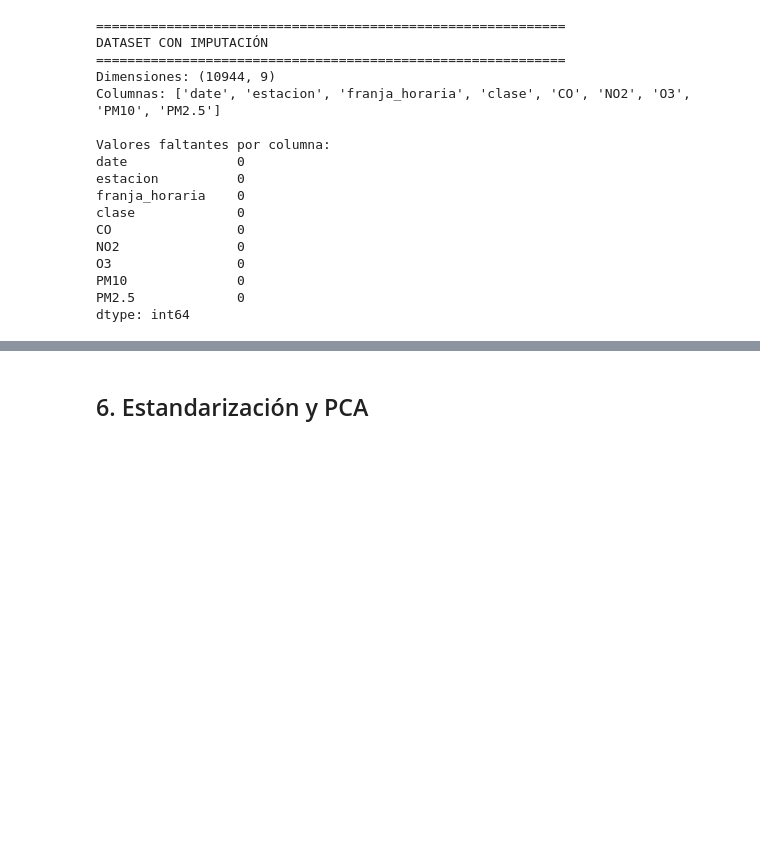
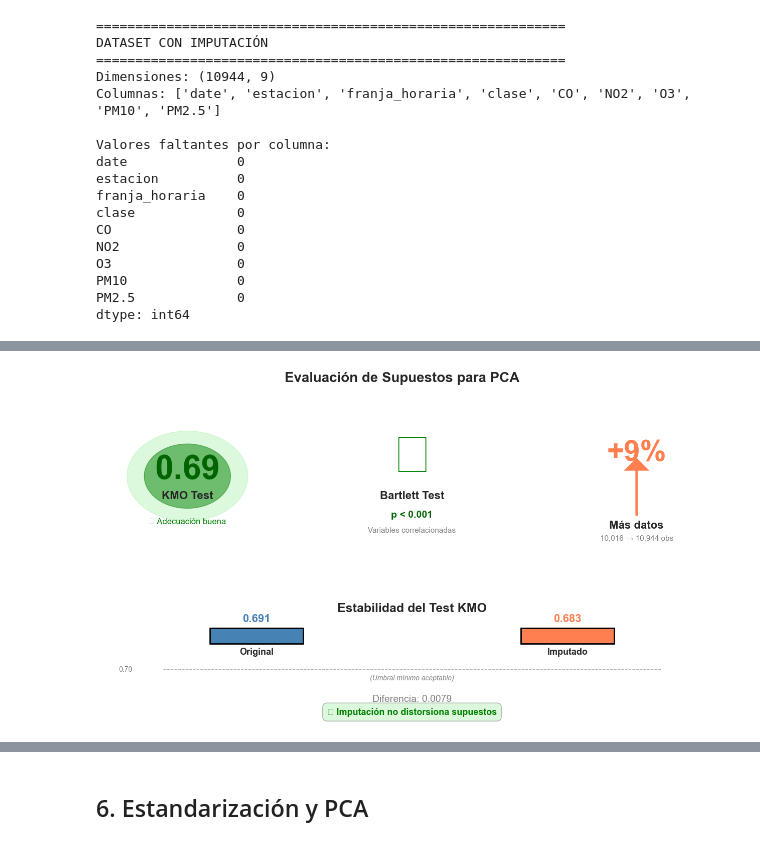
Before and after one commit to anareyes06/Reto-multivariados-equipo-3, a Jupyter notebook: codigos/05_comparacion_PCA.ipynb, the cells around one changed output, grey strips where cells are left out. Drawn from its saved outputs; the diff is of its cells as text; code cells hidden in the pictures; blank space fills up the shorter version.

```diff
--- a/codigos/05_comparacion_PCA.ipynb
+++ b/codigos/05_comparacion_PCA.ipynb
@@ -208,0 +230,100 @@ PM2.5           0.6766          0.6800          +0.0034
+# %%
+fig = plt.figure(figsize=(16, 8))
+gs = fig.add_gridspec(2, 3, hspace=0.4, wspace=0.3)
+
+aumento_datos = ((len(df_pca_imputado) - len(df_pca_original)) / len(df_pca_original)) * 100
+
+ax1 = fig.add_subplot(gs[0, 0])
+ax1.axis('off')
+
+circle1 = plt.Circle((0.5, 0.5), 0.35, color='lightgreen', alpha=0.3)
+circle2 = plt.Circle((0.5, 0.5), 0.25, color='green', alpha=0.5)
+ax1.add_patch(circle1)
+ax1.add_patch(circle2)
+
+ax1.text(0.5, 0.55, f'{kmo_model_orig:.2f}',
+         ha='center', va='center', fontsize=48, fontweight='bold', color='darkgreen')
+ax1.text(0.5, 0.35, 'KMO Test',
+         ha='center', va='center', fontsize=16, fontweight='bold')
+ax1.text(0.5, 0.15, 'Adecuación buena',
+         ha='center', va='center', fontsize=12, color='green')
+ax1.set_xlim(0, 1)
+ax1.set_ylim(0, 1)
+
+ax2 = fig.add_subplot(gs[0, 1])
+ax2.axis('off')
+
+ax2.text(0.5, 0.65, 'OK',
+         ha='center', va='center', fontsize=80, fontweight='bold', color='green')
+ax2.text(0.5, 0.35, 'Bartlett Test',
+         ha='center', va='center', fontsize=16, fontweight='bold')
+ax2.text(0.5, 0.2, f'p < 0.001',
+         ha='center', va='center', fontsize=14, fontweight='bold', color='darkgreen')
+ax2.text(0.5, 0.08, 'Variables correlacionadas',
+         ha='center', va='center', fontsize=11, color='gray')
+ax2.set_xlim(0, 1)
+ax2.set_ylim(0, 1)
+
+ax3 = fig.add_subplot(gs[0, 2])
+ax3.axis('off')
+
+ax3.arrow(0.5, 0.2, 0, 0.35, head_width=0.12, head_length=0.08,
+          fc='coral', ec='coral', linewidth=3)
+ax3.text(0.5, 0.68, f'+{aumento_datos:.0f}%',
+         ha='center', va='center', fontsize=42, fontweight='bold', color='coral')
+ax3.text(0.5, 0.12, 'Más datos',
+         ha='center', va='center', fontsize=16, fontweight='bold')
+ax3.text(0.5, 0.02, f'{len(df_pca_original):,} → {len(df_pca_imputado):,} obs',
+         ha='center', va='center', fontsize=11, color='gray')
+ax3.set_xlim(0, 1)
+ax3.set_ylim(0, 1)
+
+ax4 = fig.add_subplot(gs[1, :])
+ax4.set_xlim(0, 1)
+ax4.set_ylim(0, 1)
+ax4.axis('off')
+
+y_pos = 0.6
+ax4.text(0.5, 0.85, 'Estabilidad del Test KMO',
+         ha='center', fontsize=18, fontweight='bold')
+
+bar_width = 0.15
+bar_height = 0.12
+
+rect1 = plt.Rectangle((0.25 - bar_width/2, y_pos), bar_width, bar_height,
+                       facecolor='steelblue', edgecolor='black', linewidth=2)
+ax4.add_patch(rect1)
+ax4.text(0.25, y_pos + bar_height + 0.05, f'{kmo_model_orig:.3f}',
+         ha='center', fontsize=16, fontweight='bold', color='steelblue')
+ax4.text(0.25, y_pos - 0.08, 'Original',
+         ha='center', fontsize=13, fontweight='bold')
+
+rect2 = plt.Rectangle((0.75 - bar_width/2, y_pos), bar_width, bar_height,
+                       facecolor='coral', edgecolor='black', linewidth=2)
+ax4.add_patch(rect2)
+ax4.text(0.75, y_pos + bar_height + 0.05, f'{kmo_model_imp:.3f}',
+         ha='center', fontsize=16, fontweight='bold', color='coral')
+ax4.text(0.75, y_pos - 0.08, 'Imputado',
+         ha='center', fontsize=13, fontweight='bold')
+
+ax4.plot([0.1, 0.9], [0.4, 0.4], 'k--', linewidth=1, alpha=0.3)
+ax4.text(0.05, 0.4, '0.70', ha='right', va='center', fontsize=10, color='gray')
+ax4.text(0.5, 0.32, '(Umbral mínimo aceptable)',
+         ha='center', fontsize=10, color='gray', style='italic')
+
+diff = abs(kmo_model_imp - kmo_model_orig)
+ax4.text(0.5, 0.15, f'Diferencia: {diff:.4f}',
+         ha='center', fontsize=14, color='gray')
+ax4.text(0.5, 0.05, 'Imputación no distorsiona supuestos',
+         ha='center', fontsize=13, fontweight='bold', color='green',
+         bbox=dict(boxstyle='round,pad=0.5', facecolor='lightgreen', alpha=0.3))
+
+plt.suptitle('Evaluación de Supuestos para PCA',
+             fontsize=20, fontweight='bold', y=0.98)
+
+plt.tight_layout()
+plt.show()
+
+print("Gráfico generado")
+# %% [output]
+[figure, added]
```
Also changed, not shown: parts of 27 cells of this notebook, 5 other files.
